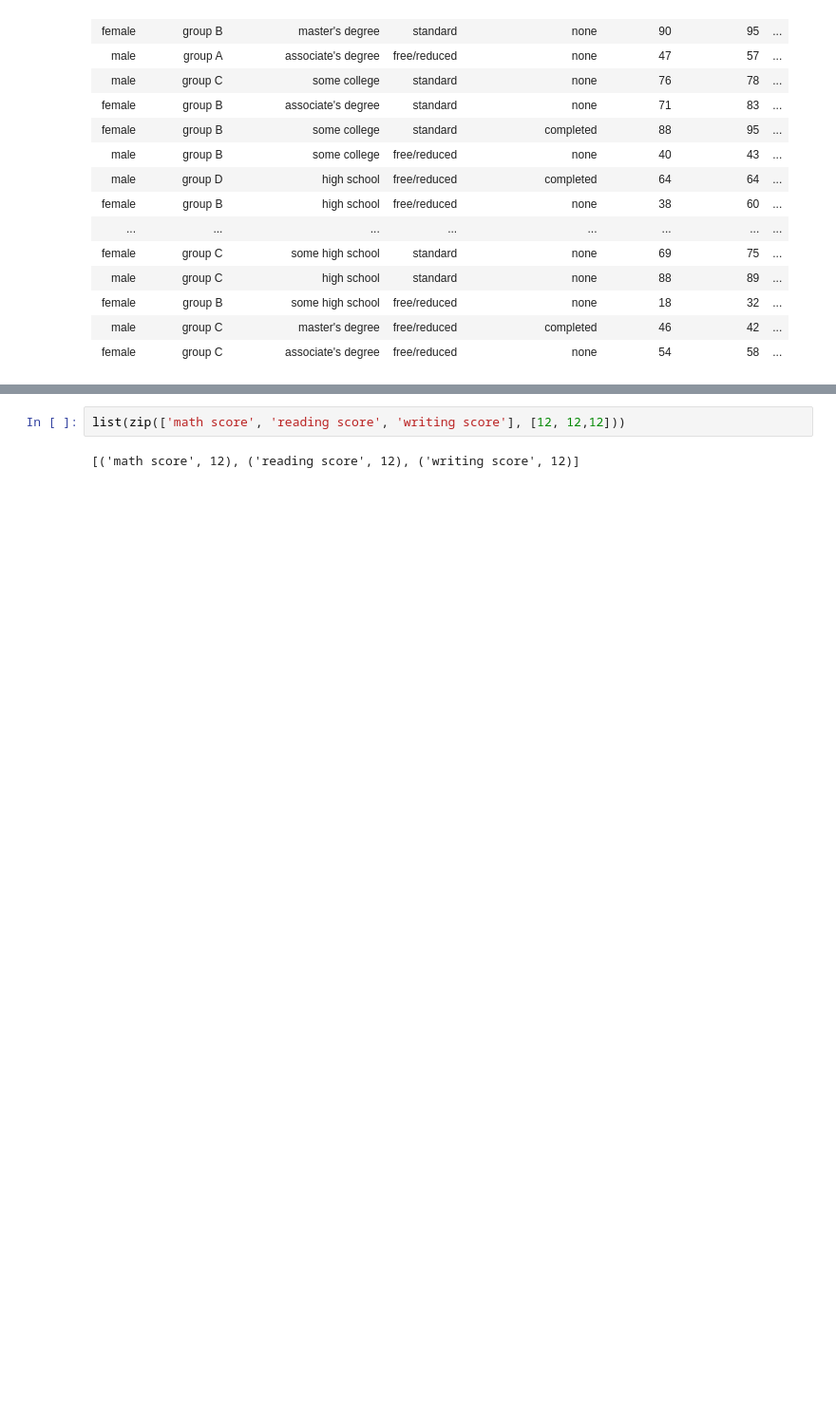
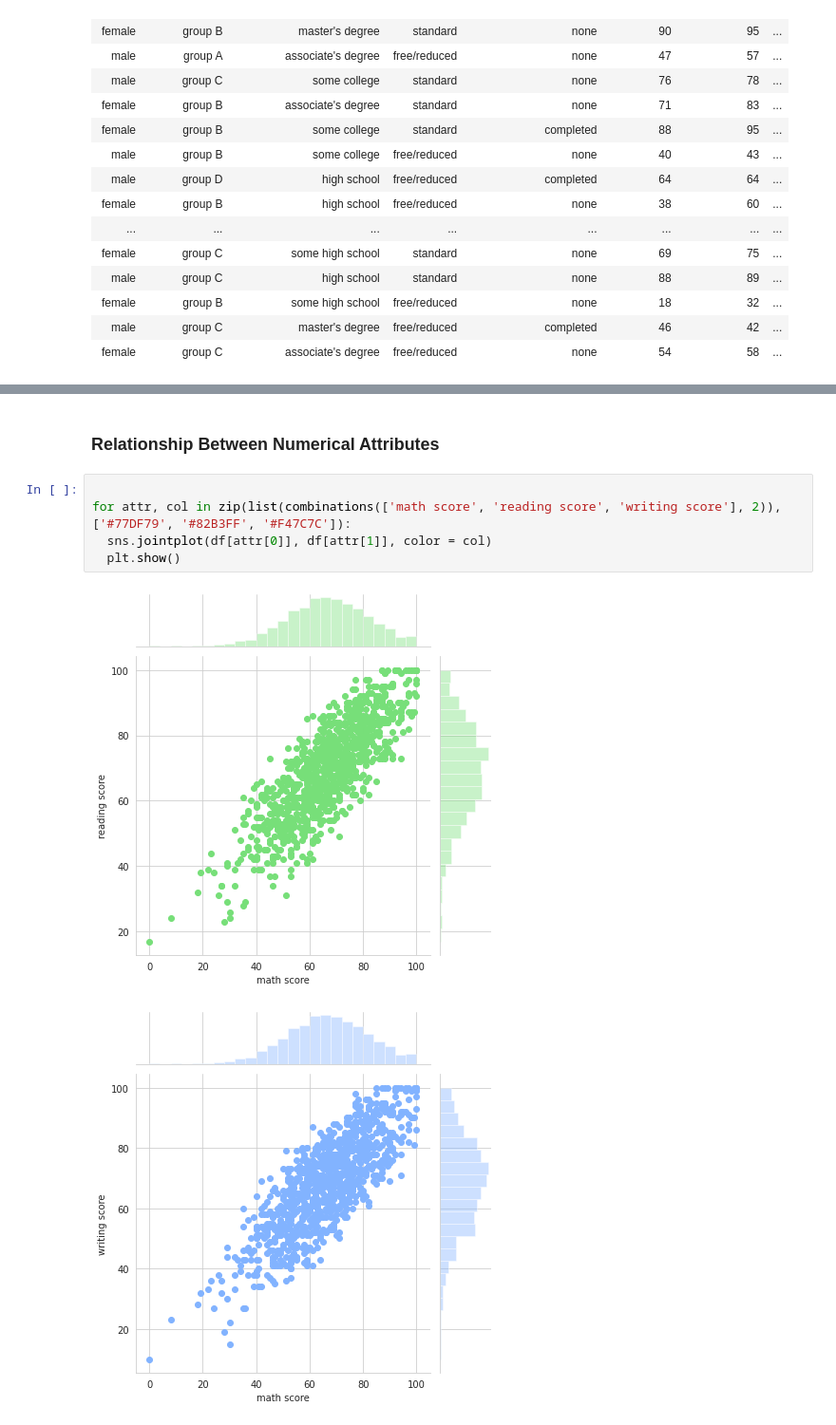
Before and after one commit to syamkakarla98/DataScience_Head_Start, a Jupyter notebook: Student_Preformance.ipynb, the cells around one changed output, grey strips where cells are left out. Shown at 95% size. Drawn from its saved outputs; the diff is of its cells as text; blank space fills up the shorter version.

```diff
--- a/Student_Preformance.ipynb
+++ b/Student_Preformance.ipynb
@@ -143,4 +140,10 @@ for lab, col in zip(['math score', 'reading score', 'writing score'], ['tomato',
-# %%
-list(zip(['math score', 'reading score', 'writing score'], [12, 12,12]))
-# %% [output]
-[('math score', 12), ('reading score', 12), ('writing score', 12)]
+# %% [markdown]
+### Relationship Between Numerical Attributes
+# %%
+
+for attr, col in zip(list(combinations(['math score', 'reading score', 'writing score'], 2)), ['#77DF79', '#82B3FF', '#F47C7C']):
+  sns.jointplot(df[attr[0]], df[attr[1]], color = col)
+  plt.show()
+# %% [output]
+[figure, added]
+[figure, added]
```
Also changed, not shown: parts of 6 cells of this notebook.
